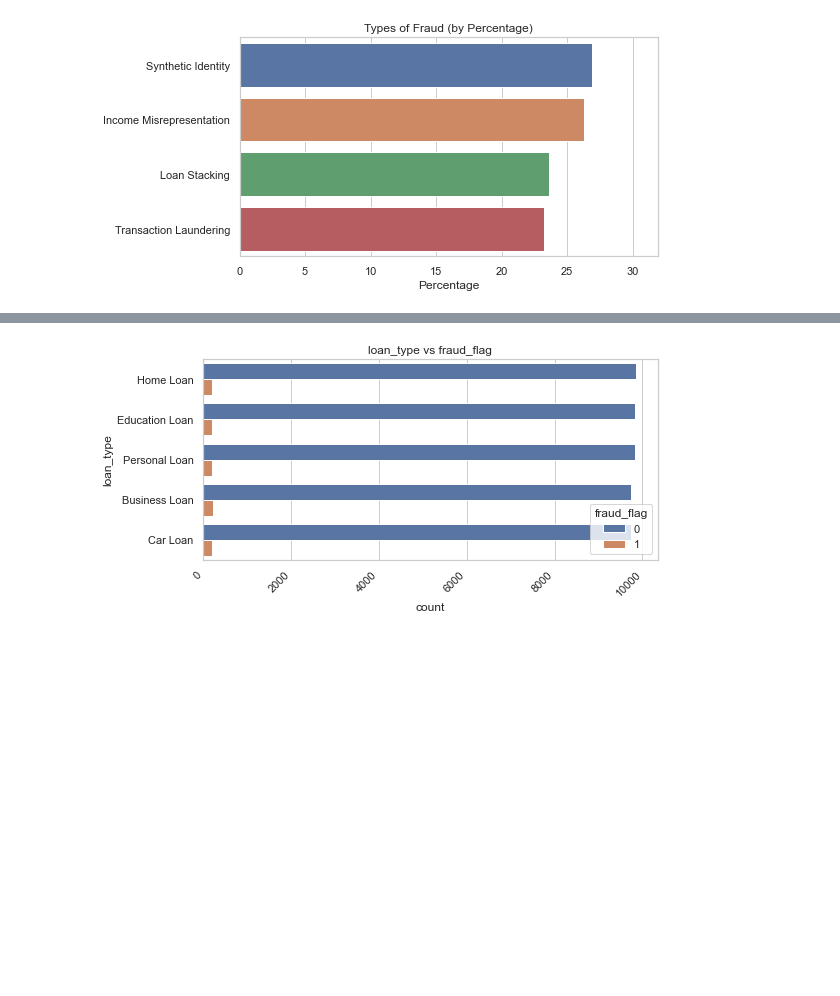
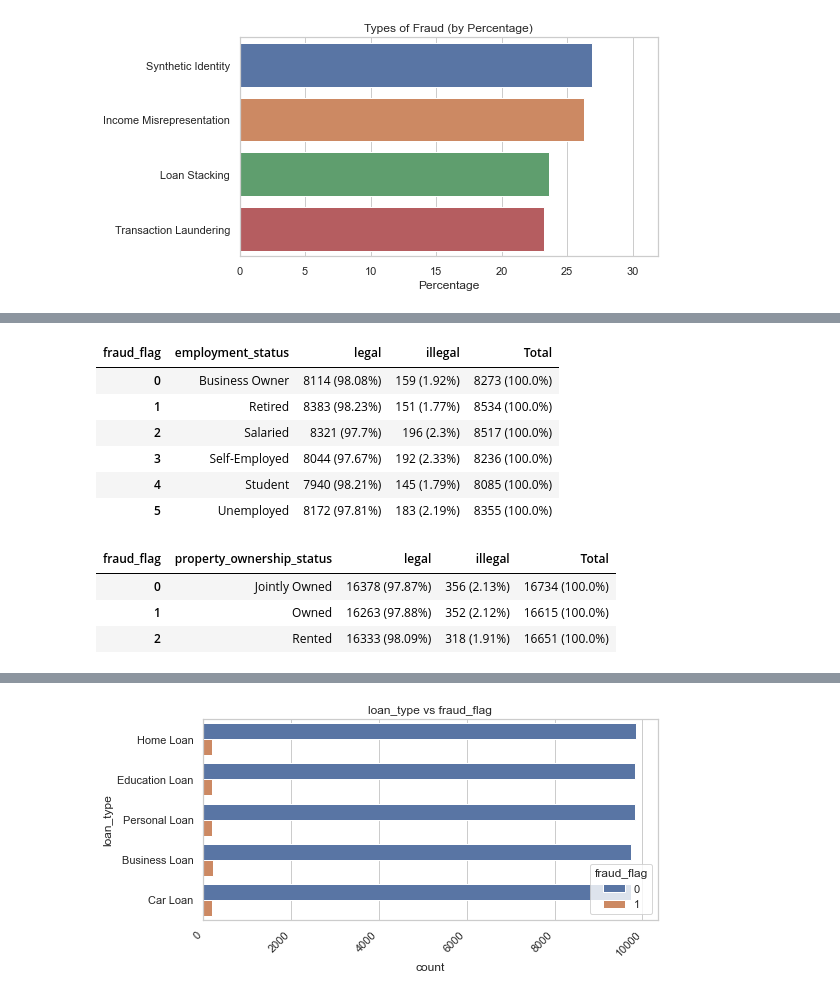
Before and after one commit to yabichara/loan-fraud-detection, a Jupyter notebook: notebooks/01_eda.ipynb, the cells around one changed output, grey strips where cells are left out. Drawn from its saved outputs; the diff is of its cells as text; code cells hidden in the pictures; blank space fills up the shorter version.

```diff
--- a/notebooks/01_eda.ipynb
+++ b/notebooks/01_eda.ipynb
@@ -170,0 +219,19 @@ if target in loan_num_cols :
+# %%
+df_fraud_empl_status = dfs[2]
+df_fraud_empl_status
+# %% [output]
+| fraud_flag | employment_status | legal | illegal | Total |
+| 0 | Business Owner | 8114 (98.08%) | 159 (1.92%) | 8273 (100.0%) |
+| 1 | Retired | 8383 (98.23%) | 151 (1.77%) | 8534 (100.0%) |
+| 2 | Salaried | 8321 (97.7%) | 196 (2.3%) | 8517 (100.0%) |
+| 3 | Self-Employed | 8044 (97.67%) | 192 (2.33%) | 8236 (100.0%) |
+| 4 | Student | 7940 (98.21%) | 145 (1.79%) | 8085 (100.0%) |
+| 5 | Unemployed | 8172 (97.81%) | 183 (2.19%) | 8355 (100.0%) |
+# %%
+df_fraud_ownership = dfs[3]
+df_fraud_ownership
+# %% [output]
+| fraud_flag | property_ownership_status | legal | illegal | Total |
+| 0 | Jointly Owned | 16378 (97.87%) | 356 (2.13%) | 16734 (100.0%) |
+| 1 | Owned | 16263 (97.88%) | 352 (2.12%) | 16615 (100.0%) |
+| 2 | Rented | 16333 (98.09%) | 318 (1.91%) | 16651 (100.0%) |
```
Also changed, not shown: parts of 7 cells of this notebook.
